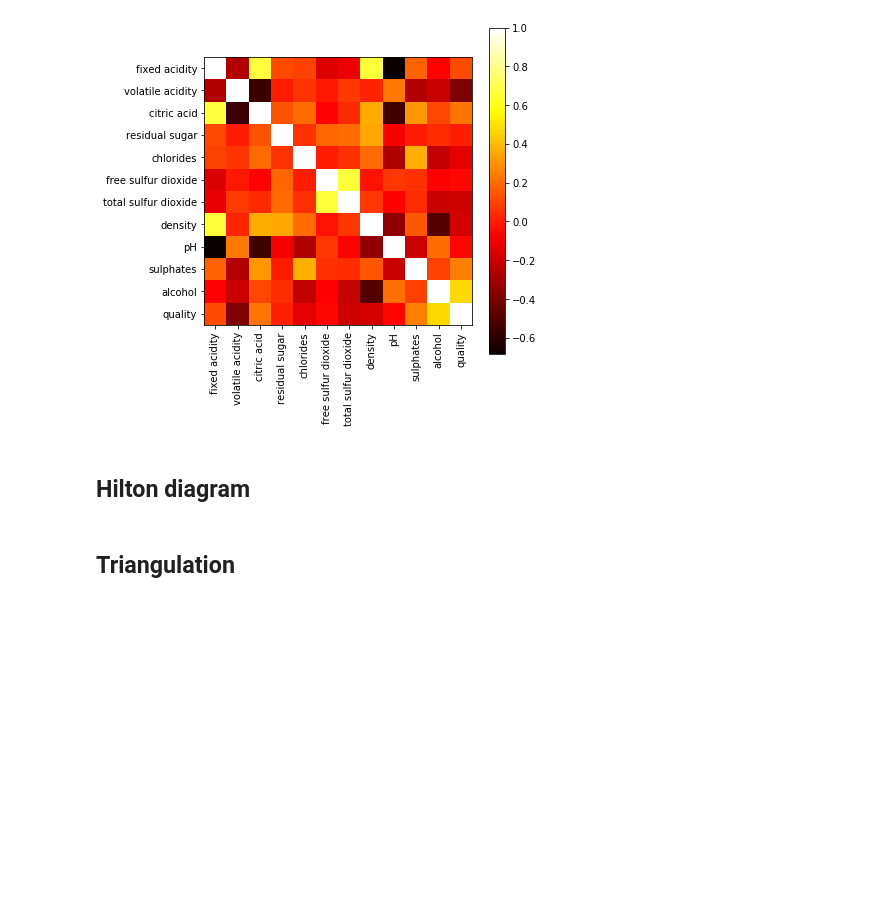
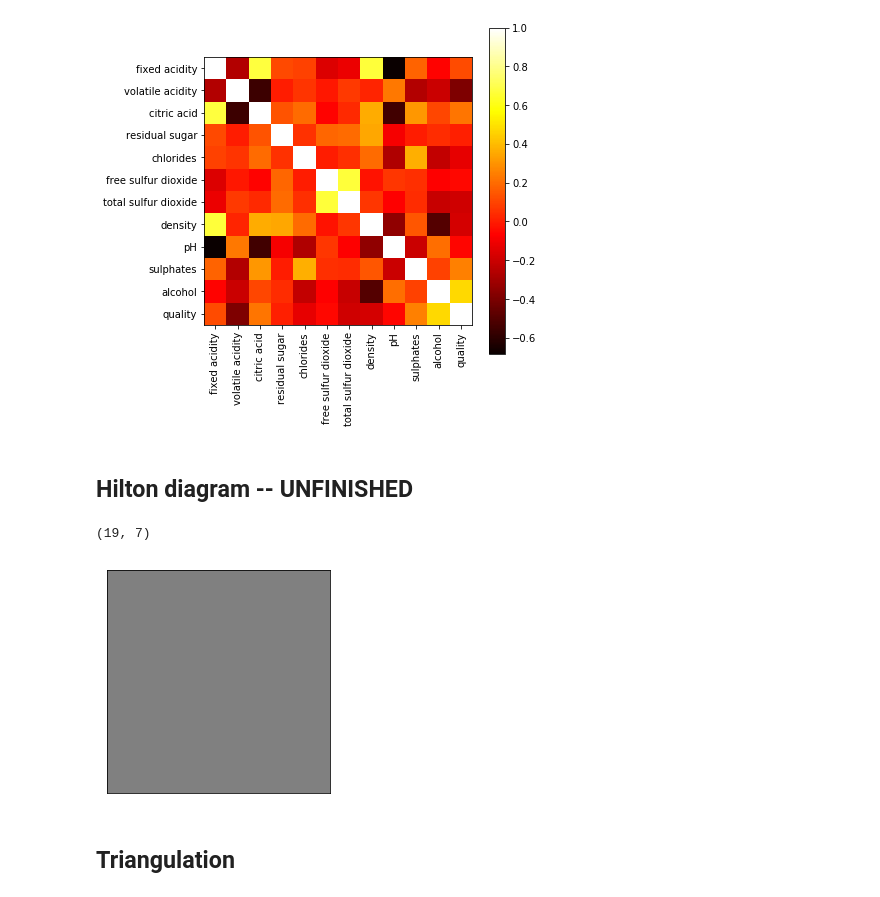
Before and after one commit to allaccountstaken/matplotlib, a Jupyter notebook: basic_plots.ipynb, the cells around one changed output. Drawn from its saved outputs; the diff is of its cells as text; code cells hidden in the pictures; blank space fills up the shorter version.

Commit message:
Add placeholder for Hilton plot - Unfinished ofor now

```diff
--- a/basic_plots.ipynb
+++ b/basic_plots.ipynb
@@ -301,7 +301,7 @@ plt.show()
 # %% [output]
 [figure]
 # %% [markdown]
-## Hilton diagram
+## Hilton diagram -- UNFINISHED
 # %%
 # Hilton diagram is a 2D plot for visualizing weight matrices in deep-learning applications. Matplotlib does not
 # have a direct method to plot this diagram -- see code below:
@@ -308,3 +314,16 @@ plt.show()
+# %%
+matrix.shape
+# %% [output]
+(19, 7)
+# %%
+fig, ax = plt.subplots()
+fig.set_size_inches(4,12)
+ax.patch.set_facecolor('gray')
+ax.set_aspect('equal', 'box')
+ax.xaxis.set_major_locator(plt.NullLocator())
+ax.yaxis.set_major_locator(plt.NullLocator())
+# %% [output]
+[figure, added]
 # %% [markdown]
 ## Triangulation
 # %% [markdown]
```
Also changed, not shown: parts of 1 cell of this notebook.
